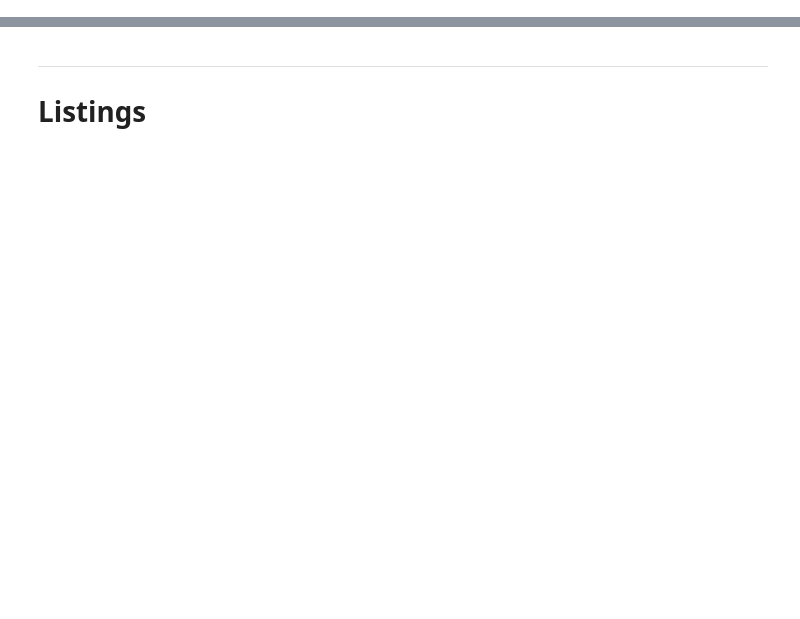
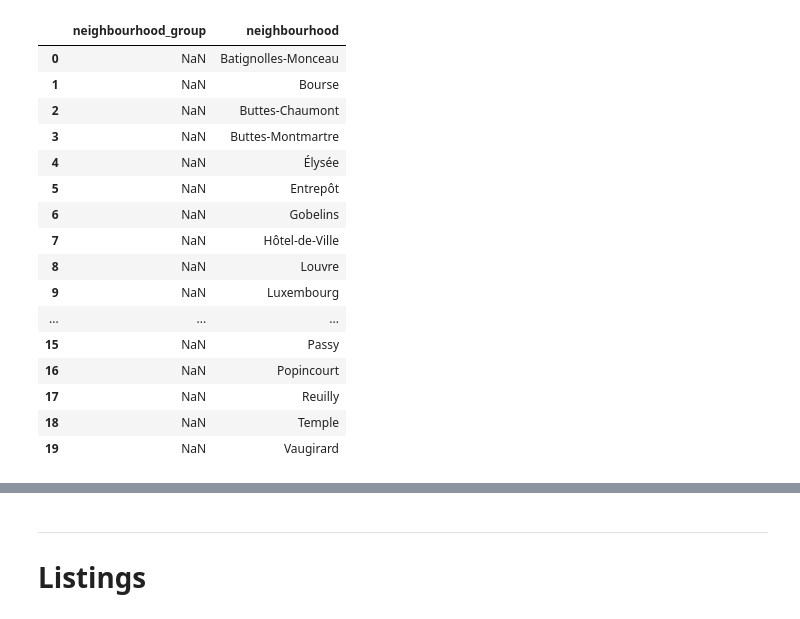
Before and after one commit to nidragedd/udadsnd-p4-airbnb_inside, a Jupyter notebook: notebook/1_Business_and_Data_Understanding.ipynb, the cells around one changed output, grey strips where cells are left out. Saved outputs shown, nothing was run; the diff lists cells and outputs as text; code cells hidden in the pictures; blank space fills up the shorter version.

```diff
--- a/notebook/1_Business_and_Data_Understanding.ipynb
+++ b/notebook/1_Business_and_Data_Understanding.ipynb
@@ -28,0 +432,21 @@ df_neigh = pd.read_csv('../data/neighbourhoods.csv')
+# %%
+df_neigh = pd.read_csv(datacollector.get_data_file(cst.NEIGHBOURHOODS_FILE), sep=',', header=0)
+df_neigh.head(20)
+# %% [output]
+|  | neighbourhood_group | neighbourhood |
+| 0 | NaN | Batignolles-Monceau |
+| 1 | NaN | Bourse |
+| 2 | NaN | Buttes-Chaumont |
+| 3 | NaN | Buttes-Montmartre |
+| 4 | NaN | Élysée |
+| 5 | NaN | Entrepôt |
+| 6 | NaN | Gobelins |
+| 7 | NaN | Hôtel-de-Ville |
+| 8 | NaN | Louvre |
+| 9 | NaN | Luxembourg |
+| ... | ... | ... |
+| 15 | NaN | Passy |
+| 16 | NaN | Popincourt |
+| 17 | NaN | Reuilly |
+| 18 | NaN | Temple |
+| 19 | NaN | Vaugirard |
```
Also changed, not shown: parts of 86 cells of this notebook, 7 other files.
